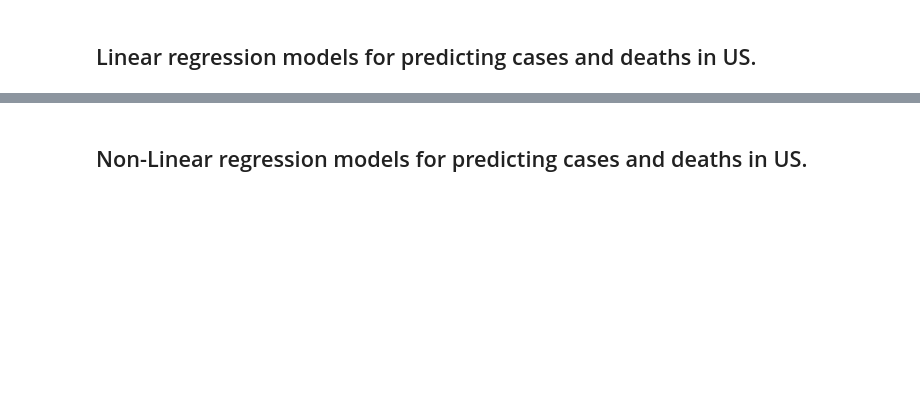
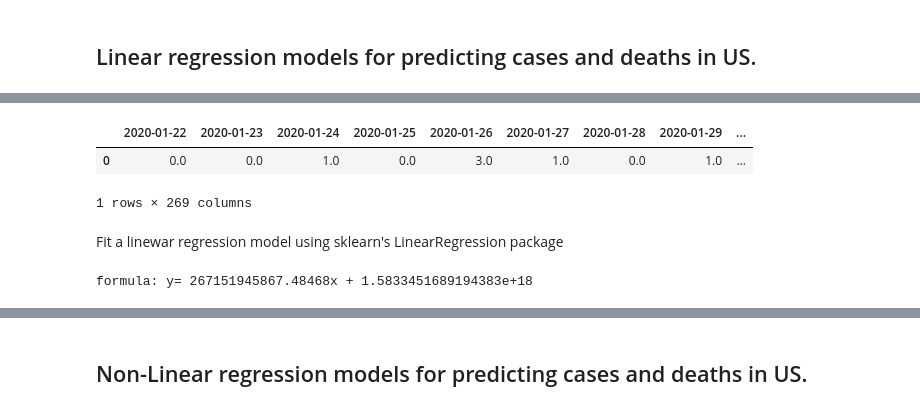
Before and after one commit to HarinB4/Covid-19DataProject, a Jupyter notebook: src/Stage_III/Teams_Stage_III.ipynb, the cells around one changed output, grey strips where cells are left out. Drawn from its saved outputs; the diff is of its cells as text; code cells hidden in the pictures; blank space fills up the shorter version.

Commit message:
regression

```diff
--- a/src/Stage_III/Teams_Stage_III.ipynb
+++ b/src/Stage_III/Teams_Stage_III.ipynb
@@ -42,0 +127,18 @@ USCovid = USCovid.drop(["Unnamed: 0","countyFIPS","stateFIPS"], axis=1)
+# %%
+united_states_cases
+# %% [output]
+|  | 2020-01-22 | 2020-01-23 | 2020-01-24 | 2020-01-25 | 2020-01-26 | 2020-01-27 | 2020-01-28 | 2020-01-29 | ... |
+| 0 | 0.0 | 0.0 | 1.0 | 0.0 | 3.0 | 1.0 | 0.0 | 1.0 | ... |
+1 rows × 269 columns
+# %% [markdown]
+Fit a linewar regression model using sklearn's LinearRegression package
+# %%
+X, Y = united_states_cases.T, united_states_cases.columns
+
+mdl = LinearRegression().fit(X,Y)
+result = mdl.predict(X)
+m = mdl.coef_[0]
+b = mdl.intercept_
+print(f'formula: y= {m}x + {b}')
+# %% [output]
+formula: y= 267151945867.48468x + 1.5833451689194383e+18
```
Also changed, not shown: parts of 25 cells of this notebook, 1 other file.
